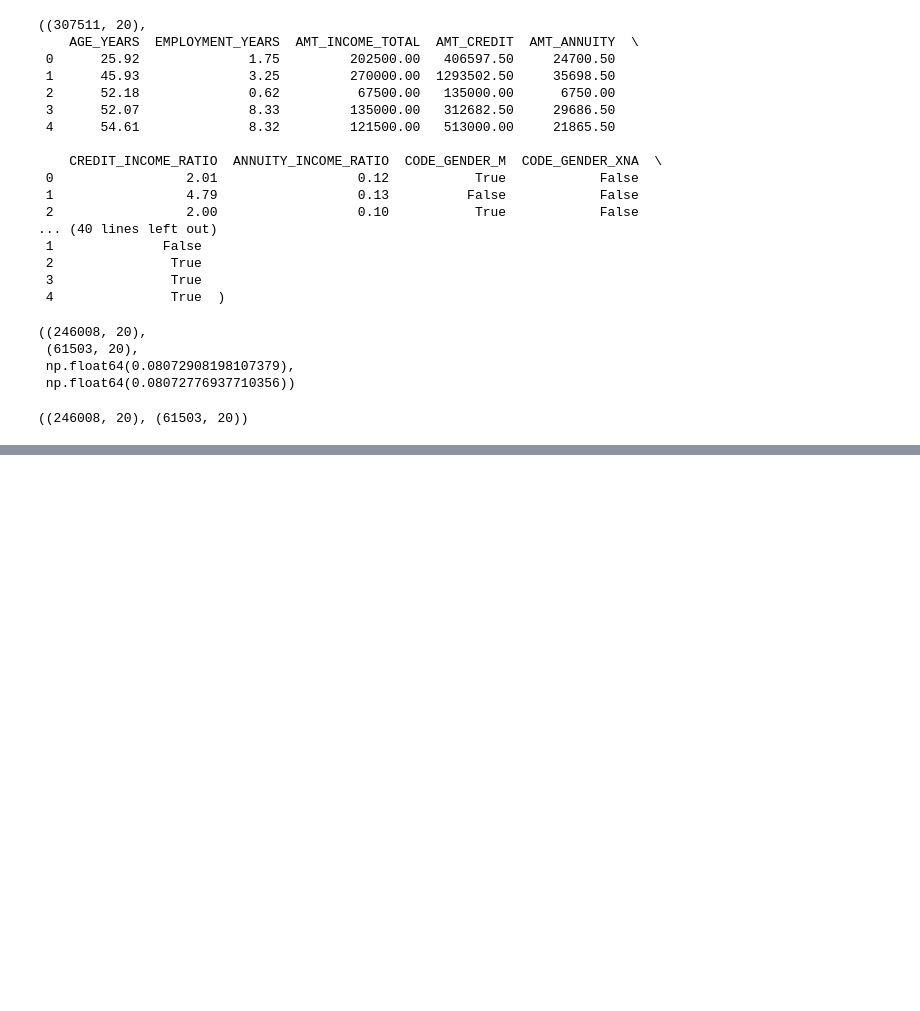
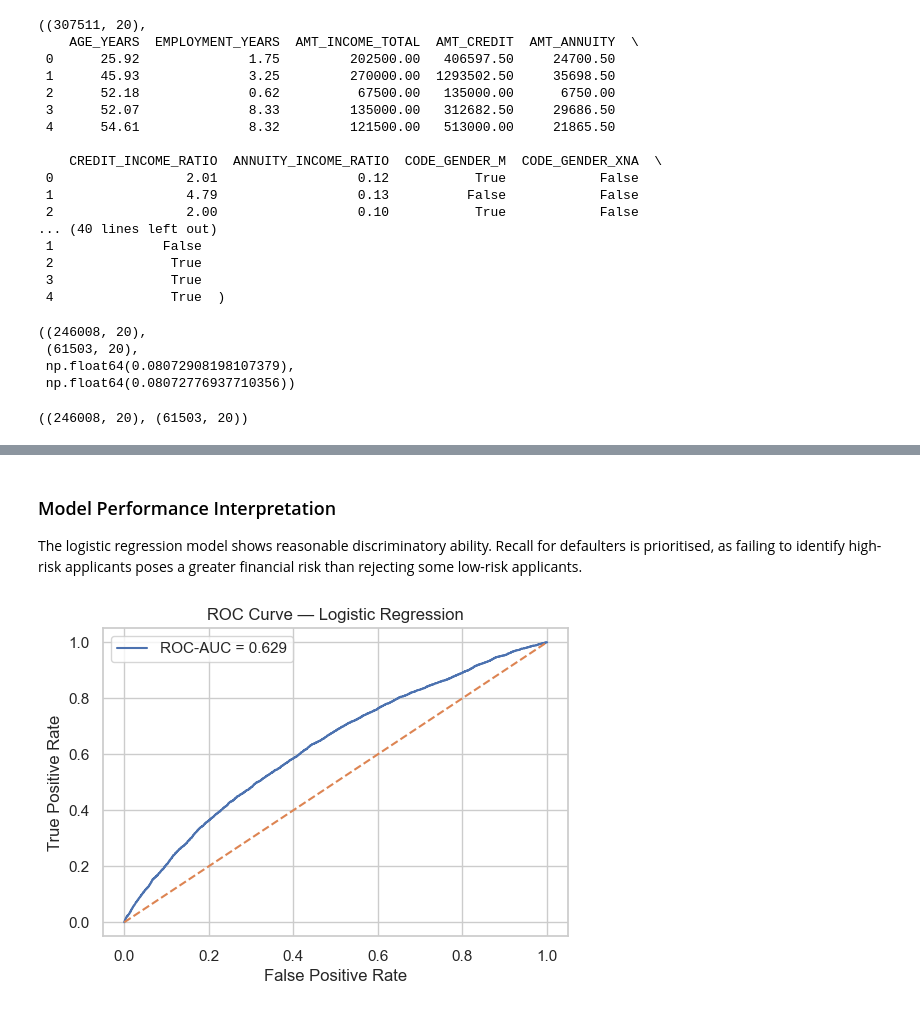
Before and after one commit to Vhutshilo0/home-credit-risk, a Jupyter notebook: notebooks/01_credit_risk_home_credit.ipynb, the cells around one changed output, grey strips where cells are left out. Saved outputs shown, nothing was run; the diff lists cells and outputs as text; code cells hidden in the pictures; blank space fills up the shorter version.

```diff
--- a/notebooks/01_credit_risk_home_credit.ipynb
+++ b/notebooks/01_credit_risk_home_credit.ipynb
@@ -324,0 +466,19 @@ X_train_scaled.shape, X_test_scaled.shape
+# %% [markdown]
+### Model Performance Interpretation
+
+The logistic regression model shows reasonable discriminatory ability. Recall for defaulters is prioritised, as failing to identify high-risk applicants poses a greater financial risk than rejecting some low-risk applicants.
+# %%
+from sklearn.metrics import roc_curve
+
+fpr, tpr, thresholds = roc_curve(y_test, y_pred_proba)
+
+plt.figure(figsize=(6,4))
+plt.plot(fpr, tpr, label=f"ROC-AUC = {roc_auc:.3f}")
+plt.plot([0,1], [0,1], linestyle="--")
+plt.xlabel("False Positive Rate")
+plt.ylabel("True Positive Rate")
+plt.title("ROC Curve — Logistic Regression")
+plt.legend()
+plt.show()
+# %% [output]
+[figure, added]
```
Also changed, not shown: parts of 16 cells of this notebook.
